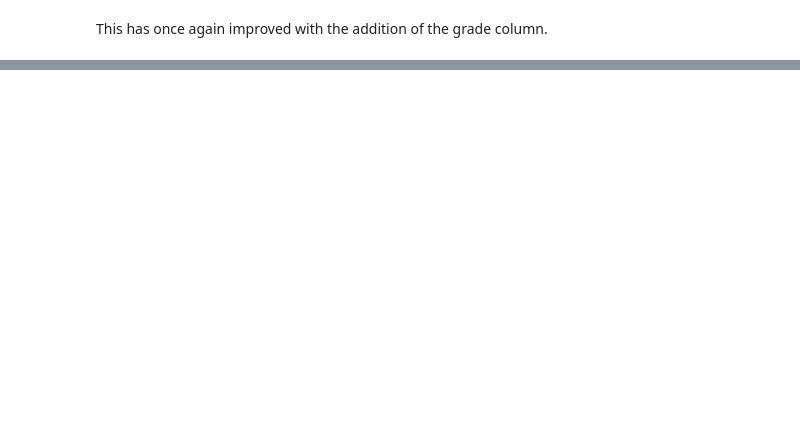
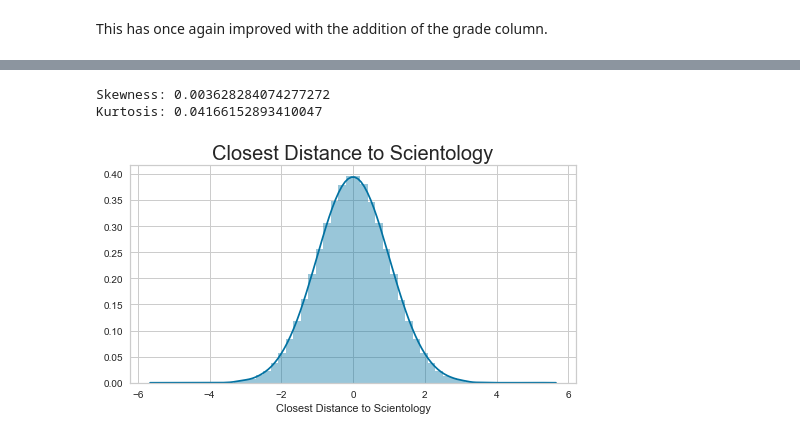
Before and after one commit to dtunnicliffe/house-price-regression-project, a Jupyter notebook: data_wrangling.ipynb, the cells around one changed output, grey strips where cells are left out. Drawn from its saved outputs; the diff is of its cells as text; code cells hidden in the pictures; blank space fills up the shorter version.

```diff
--- a/data_wrangling.ipynb
+++ b/data_wrangling.ipynb
@@ -738,0 +734,16 @@ narrow.head()
+# %%
+from sklearn.preprocessing import QuantileTransformer
+qt = QuantileTransformer(output_distribution='normal')
+to_transform= ['sqft_living', 'closest_distance_to_great_coffee', 'min_dist_park', 'closest_distance_to_top_school', 'closest_distance_to_scientology', 'price']
+df[to_transform] = qt.fit_transform(df[to_transform])
+# %%
+plt.figure(figsize=(8,4))
+sns.distplot(df['closest_distance_to_scientology'])
+plt.title("Closest Distance to Scientology", fontsize=20)
+plt.xlabel('Closest Distance to Scientology');
+print("Skewness:", df['closest_distance_to_scientology'].skew())
+print("Kurtosis:", df['closest_distance_to_scientology'].kurt())
+# %% [output]
+Skewness: 0.003628284074277272
+Kurtosis: 0.04166152893410047
+[figure, added]
```
Also changed, not shown: parts of 28 cells of this notebook.
